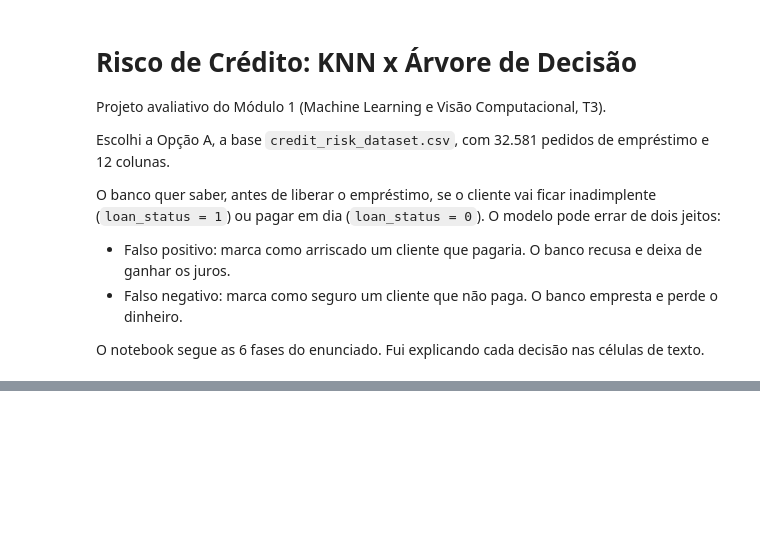
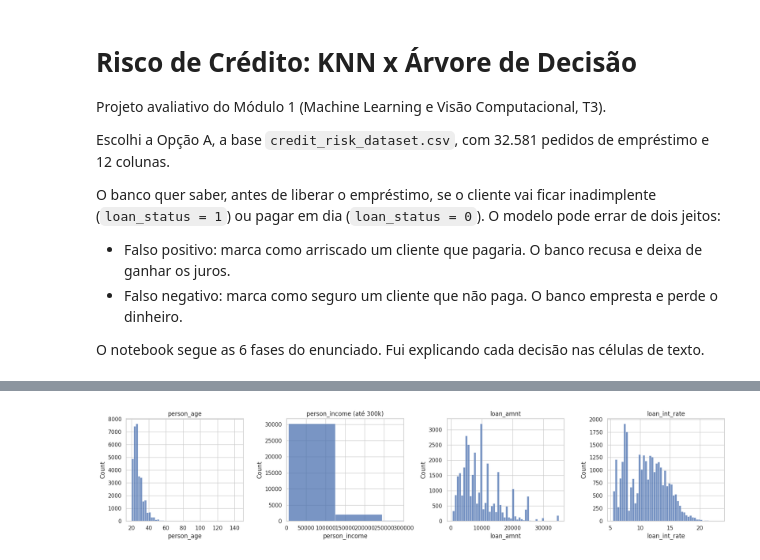
Before and after one commit to PaulaKinder/Machine-Learning-e-Visao-Computacional-T3-Projeto-Avaliativo-Modulo-1-, a Jupyter notebook: risco_credito.ipynb, the cells around one changed output, grey strips where cells are left out. Saved outputs shown, nothing was run; the diff lists cells and outputs as text; code cells hidden in the pictures; blank space fills up the shorter version.

```diff
--- a/risco_credito.ipynb
+++ b/risco_credito.ipynb
@@ -39,0 +150,12 @@ pd.set_option("display.float_format", lambda v: f"{v:,.2f}")
+# %%
+# gráfico 2: histogramas das principais numéricas
+cols = ["person_age", "person_income", "loan_amnt", "loan_int_rate"]
+fig, axes = plt.subplots(1, 4, figsize=(18, 4))
+for ax, c in zip(axes, cols):
+    sns.histplot(df[c].dropna(), bins=50, ax=ax, color="#4C72B0")
+    ax.set_title(c)
+axes[1].set_xlim(0, 300_000)  # cortei em 300 mil, senão não dá para ver nada
+axes[1].set_title("person_income (até 300k)")
+plt.tight_layout(); plt.savefig(f"{FIG_DIR}/02_histogramas.png", dpi=110); plt.show()
+# %% [output]
+[figure, added]
```
Also changed, not shown: parts of 13 cells of this notebook, 5 other files.
